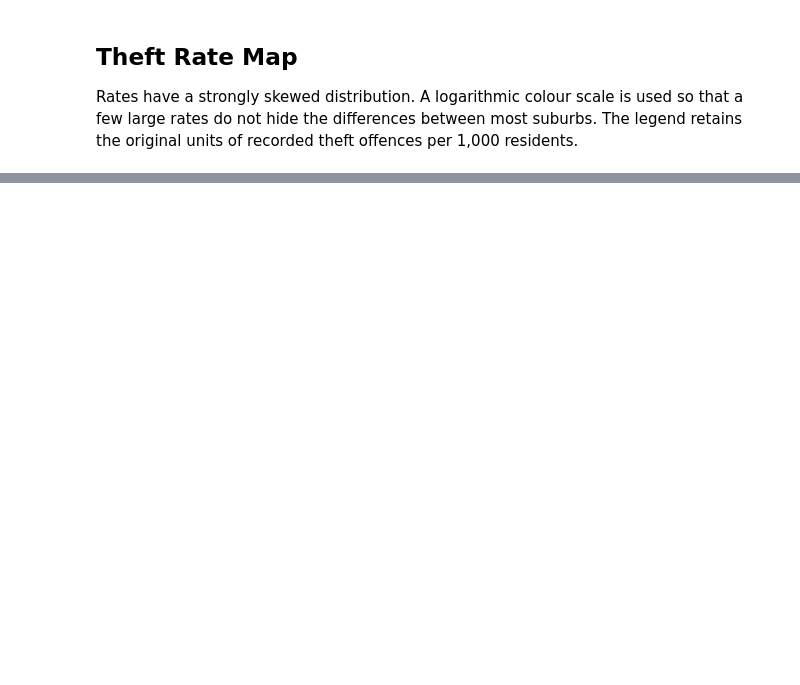
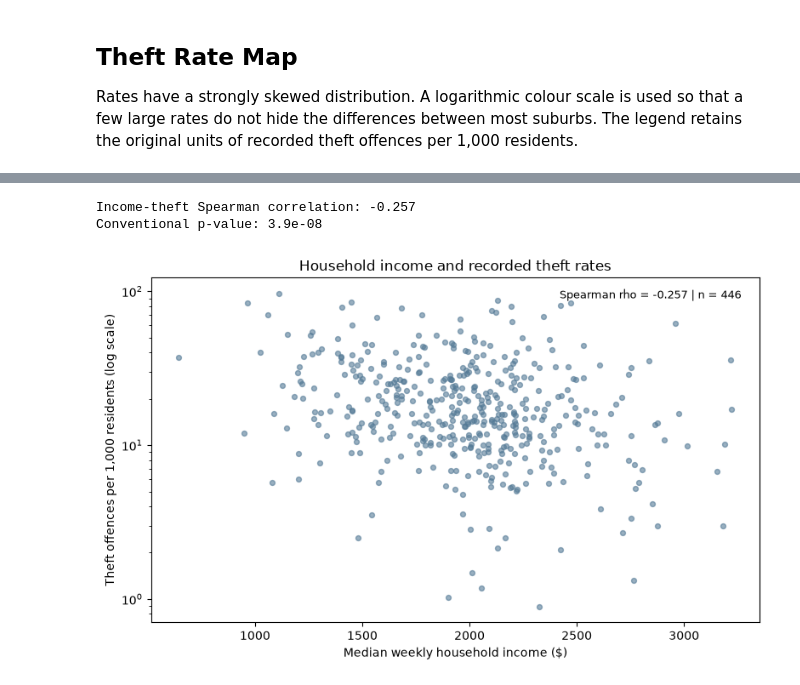
Before and after one commit to University-of-Tasmania-GPSS/AT3_Group10_2026, a Jupyter notebook: AT3.ipynb, the cells around one changed output, grey strips where cells are left out. Cells and saved outputs as stored; diff of their text form; code cells hidden in the pictures; blank space fills up the shorter version.

```diff
--- a/AT3.ipynb
+++ b/AT3.ipynb
@@ -400,0 +529,15 @@ results_summary.to_csv("outputs/summary.csv", index=False)
+# %%
+income_file = next(Path("Data").rglob("2021Census_G02_VIC_SAL.csv"))
+income = pd.read_csv(
+    income_file, usecols=["SAL_CODE_2021", "Median_tot_hhd_inc_weekly"]
+)
+income.columns = ["SAL_CODE", "MEDIAN_INCOME"]
+
+crime_gdf = crime_gdf.merge(
+    income, on="SAL_CODE", how="left"
+)
+income_gdf = crime_gdf[
+    crime_gdf["MEDIAN_INCOME"].notna() & (crime_gdf["MEDIAN_INCOME"] > 0)
+].copy()
+
+income_gdf.head()
@@ -400,0 +556,25 @@ results_summary.to_csv("outputs/summary.csv", index=False)
+# %%
+from scipy.stats import spearmanr
+
+income_corr, income_p = spearmanr(
+    income_gdf["MEDIAN_INCOME"], income_gdf["CRIME_RATE_1000"]
+)
+print("Income-theft Spearman correlation:", round(income_corr, 3))
+print("Conventional p-value:", f"{income_p:.3g}")
+
+fig, ax = plt.subplots(figsize=(8, 5))
+ax.scatter(income_gdf["MEDIAN_INCOME"], income_gdf["CRIME_RATE_1000"],
+           s=18, alpha=0.6, color="#547a96")
+ax.set_yscale("log")
+ax.set_xlabel("Median weekly household income ($)")
+ax.set_ylabel("Theft offences per 1,000 residents (log scale)")
+ax.set_title("Household income and recorded theft rates")
+ax.text(0.97, 0.94, f"Spearman rho = {income_corr:.3f} | n = {len(income_gdf)}",
+        transform=ax.transAxes, ha="right", fontsize=9)
+fig.tight_layout()
+fig.savefig("figures/income_theft.png", dpi=160)
+plt.show()
+# %% [output]
+Income-theft Spearman correlation: -0.257
+Conventional p-value: 3.9e-08
+[figure, added]
```
Also changed, not shown: parts of 36 cells of this notebook.
